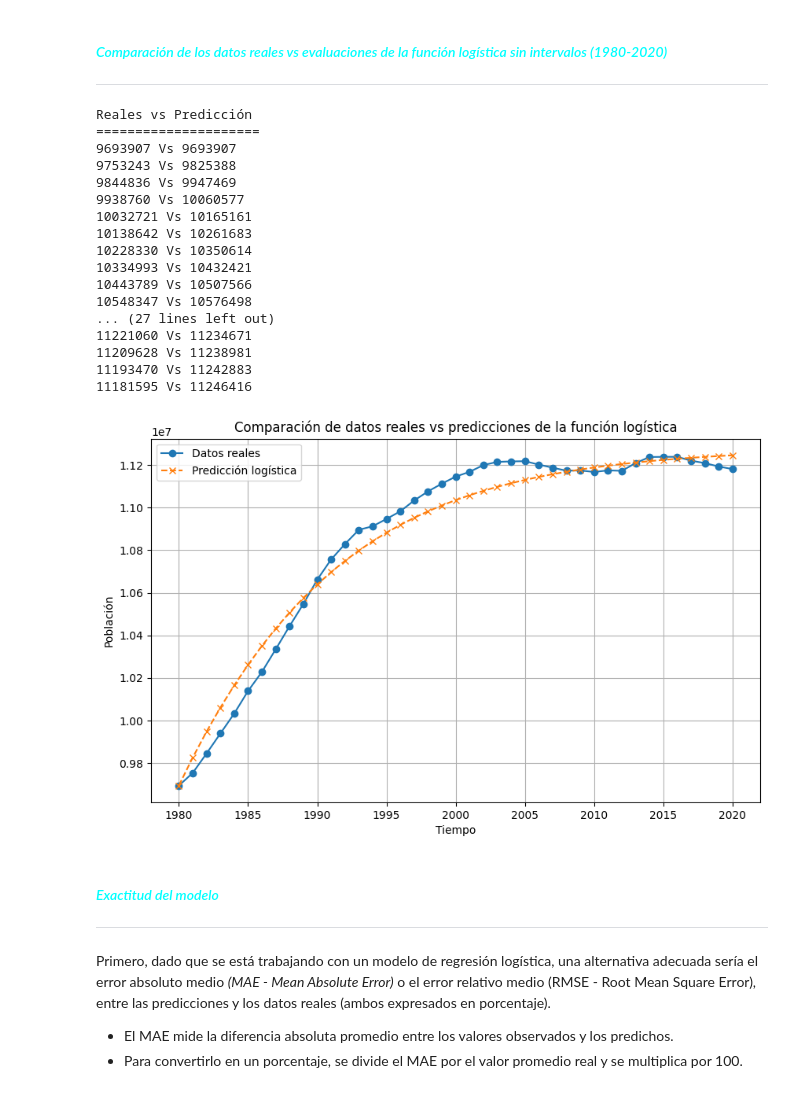
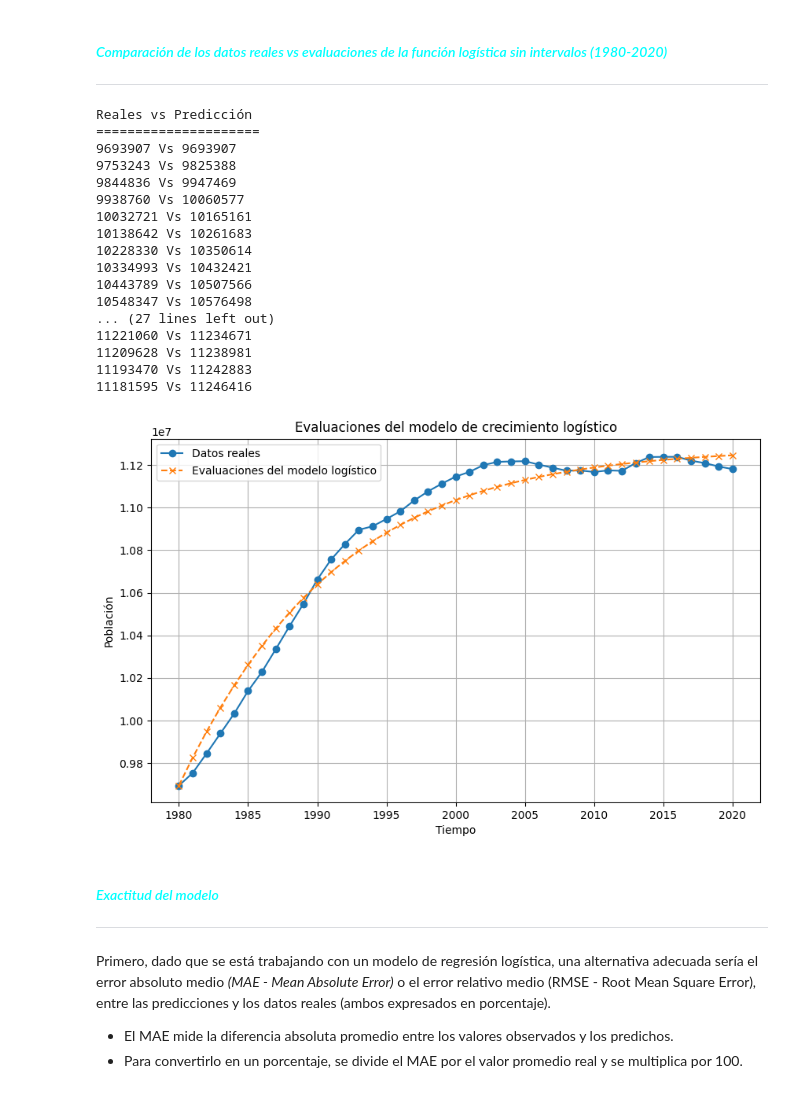
Before and after one commit to LFrench03/Modelo-de-Crecimiento-Poblacional, a Jupyter notebook: modelo.ipynb, the cells around one changed output. Cells and saved outputs as stored; diff of their text form; code cells hidden in the pictures.

```diff
--- a/modelo.ipynb
+++ b/modelo.ipynb
@@ -128,36 +128,36 @@ for i,j in zip(list(P_data[:-2]), list(predicted_population)):
 
 years = np.arange(1980,2021) #Vector de años
 
 # Plot de los datos reales vs los predichos
 plt.figure(figsize=(10, 6))
 plt.plot(years, P_data[:-2], label='Datos reales', marker='o', linestyle='-')
-plt.plot(years, predicted_population, label='Predicción logística', marker='x', linestyle='--')
+plt.plot(years, predicted_population, label='Evaluaciones del modelo logístico', marker='x', linestyle='--')
 
 plt.xlabel('Tiempo')
 plt.ylabel('Población')
-plt.title('Comparación de datos reales vs predicciones de la función logística')
+plt.title('Evaluaciones del modelo de crecimiento logístico')
 plt.legend()
 plt.grid(True)
 plt.show()
 # %% [output]
 Reales vs Predicción
 =====================
 9693907 Vs 9693907
 9753243 Vs 9825388
 9844836 Vs 9947469
 9938760 Vs 10060577
 10032721 Vs 10165161
 10138642 Vs 10261683
 10228330 Vs 10350614
 10334993 Vs 10432421
 10443789 Vs 10507566
 10548347 Vs 10576498
 ... (27 lines left out)
 11221060 Vs 11234671
 11209628 Vs 11238981
 11193470 Vs 11242883
 11181595 Vs 11246416
-[figure, old version]
+[figure, new version]
 # %% [markdown]
 #### <p style= "color: cyan">*Exactitud del modelo*</p>
 ---
```
Also changed, not shown: parts of 1 cell of this notebook, 37 other files.
